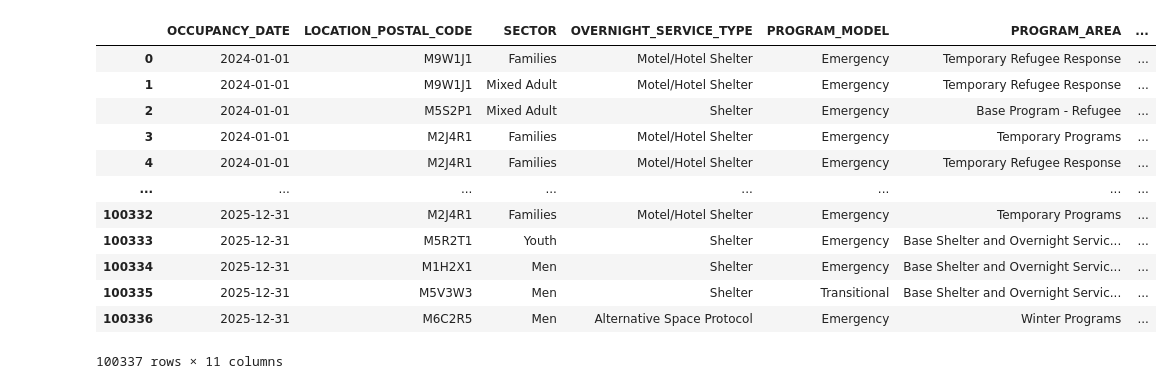
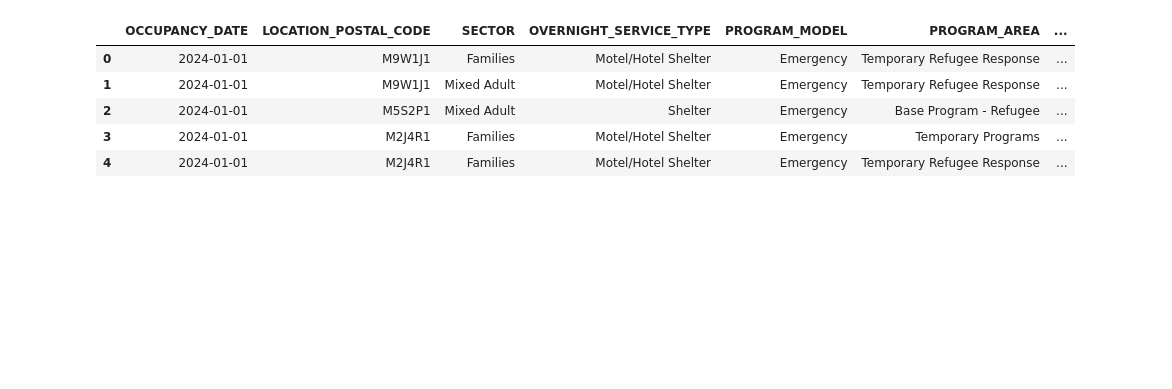
Before and after one commit to rohanh03/SDSS_group9, a Jupyter notebook: data_cleaning.ipynb, the cells around one changed output. Drawn from its saved outputs; the diff is of its cells as text; code cells hidden in the pictures; blank space fills up the shorter version.

```diff
--- a/data_cleaning.ipynb
+++ b/data_cleaning.ipynb
@@ -11,18 +12,11 @@ df = pd.read_excel(homeless_data)
 homeless_df = df.copy()
 # %%
 #view dataset
-homeless_df
+homeless_df.head()
 # %% [output]
 |  | OCCUPANCY_DATE | LOCATION_POSTAL_CODE | SECTOR | OVERNIGHT_SERVICE_TYPE | PROGRAM_MODEL | PROGRAM_AREA | ... |
 | 0 | 2024-01-01 | M9W1J1 | Families | Motel/Hotel Shelter | Emergency | Temporary Refugee Response | ... |
 | 1 | 2024-01-01 | M9W1J1 | Mixed Adult | Motel/Hotel Shelter | Emergency | Temporary Refugee Response | ... |
 | 2 | 2024-01-01 | M5S2P1 | Mixed Adult | Shelter | Emergency | Base Program - Refugee | ... |
 | 3 | 2024-01-01 | M2J4R1 | Families | Motel/Hotel Shelter | Emergency | Temporary Programs | ... |
 | 4 | 2024-01-01 | M2J4R1 | Families | Motel/Hotel Shelter | Emergency | Temporary Refugee Response | ... |
-| ... | ... | ... | ... | ... | ... | ... | ... |
-| 100332 | 2025-12-31 | M2J4R1 | Families | Motel/Hotel Shelter | Emergency | Temporary Programs | ... |
-| 100333 | 2025-12-31 | M5R2T1 | Youth | Shelter | Emergency | Base Shelter and Overnight Servic... | ... |
-| 100334 | 2025-12-31 | M1H2X1 | Men | Shelter | Emergency | Base Shelter and Overnight Servic... | ... |
-| 100335 | 2025-12-31 | M5V3W3 | Men | Shelter | Transitional | Base Shelter and Overnight Servic... | ... |
-| 100336 | 2025-12-31 | M6C2R5 | Men | Alternative Space Protocol | Emergency | Winter Programs | ... |
-100337 rows × 11 columns
```
Also changed, not shown: parts of 15 cells of this notebook, 10 other files.
